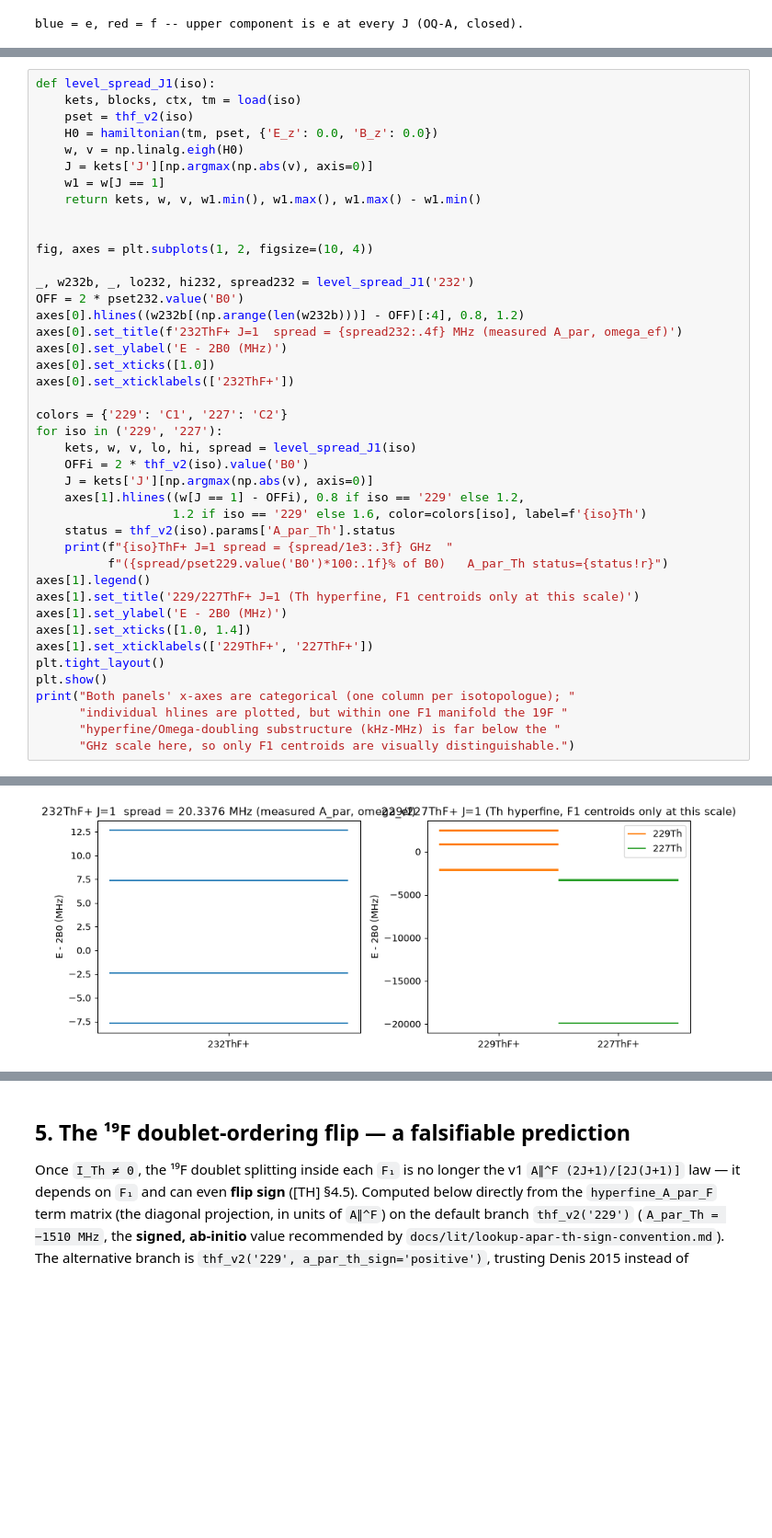
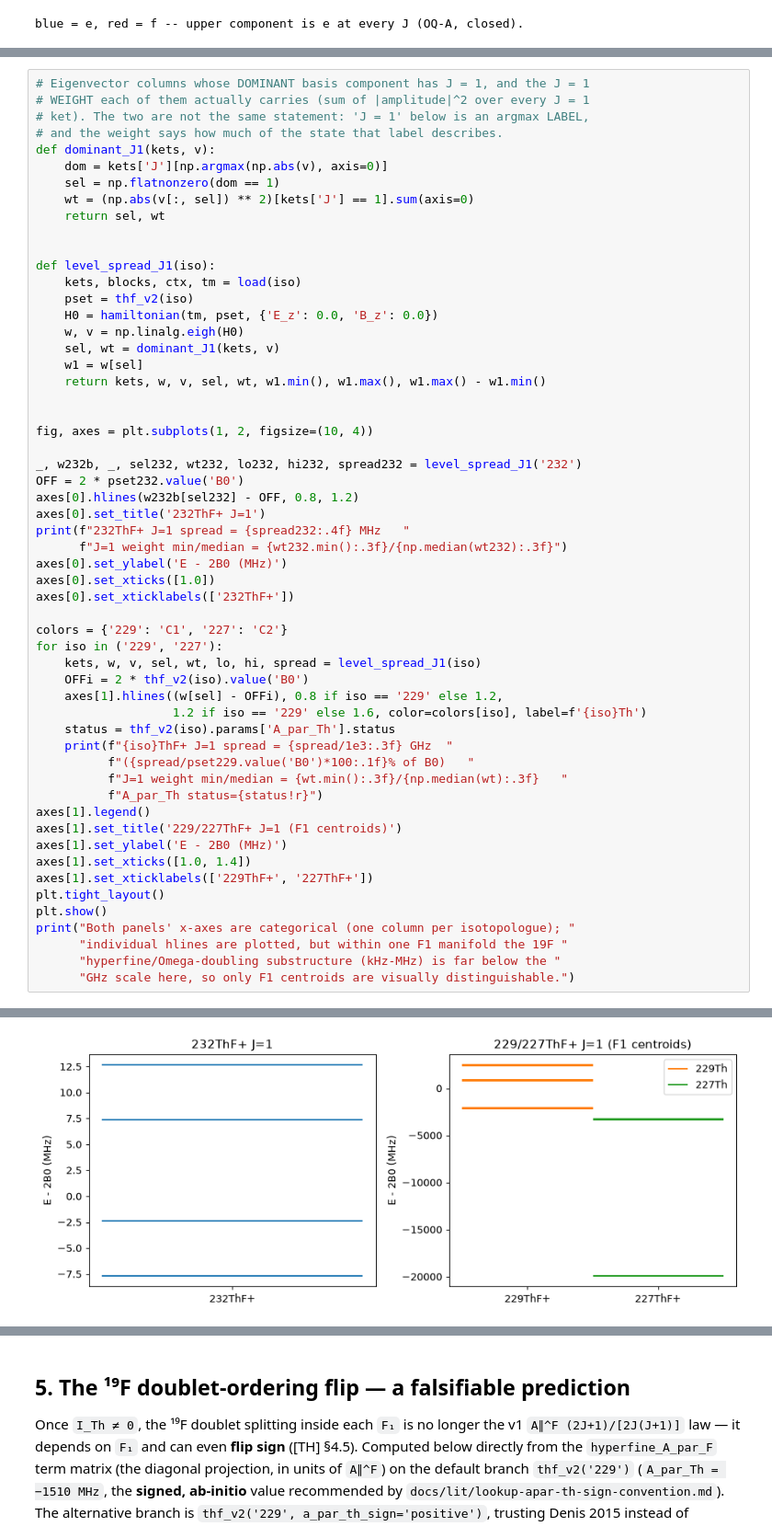
Before and after one commit to arianjad/heff, a Jupyter notebook: notebooks/ThF_plus_Isotopologues.ipynb, the cells around one changed output, grey strips where cells are left out. Shown at 92% size. Drawn from its saved outputs; the diff is of its cells as text; blank space fills up the shorter version.

```diff
--- a/notebooks/ThF_plus_Isotopologues.ipynb
+++ b/notebooks/ThF_plus_Isotopologues.ipynb
@@ -302,36 +313,50 @@ table numbers.
 # %%
+# Eigenvector columns whose DOMINANT basis component has J = 1, and the J = 1
+# WEIGHT each of them actually carries (sum of |amplitude|^2 over every J = 1
+# ket). The two are not the same statement: 'J = 1' below is an argmax LABEL,
+# and the weight says how much of the state that label describes.
+def dominant_J1(kets, v):
+    dom = kets['J'][np.argmax(np.abs(v), axis=0)]
+    sel = np.flatnonzero(dom == 1)
+    wt = (np.abs(v[:, sel]) ** 2)[kets['J'] == 1].sum(axis=0)
+    return sel, wt
+
+
 def level_spread_J1(iso):
     kets, blocks, ctx, tm = load(iso)
     pset = thf_v2(iso)
     H0 = hamiltonian(tm, pset, {'E_z': 0.0, 'B_z': 0.0})
     w, v = np.linalg.eigh(H0)
-    J = kets['J'][np.argmax(np.abs(v), axis=0)]
-    w1 = w[J == 1]
-    return kets, w, v, w1.min(), w1.max(), w1.max() - w1.min()
+    sel, wt = dominant_J1(kets, v)
+    w1 = w[sel]
+    return kets, w, v, sel, wt, w1.min(), w1.max(), w1.max() - w1.min()
 
 
 fig, axes = plt.subplots(1, 2, figsize=(10, 4))
 
-_, w232b, _, lo232, hi232, spread232 = level_spread_J1('232')
+_, w232b, _, sel232, wt232, lo232, hi232, spread232 = level_spread_J1('232')
 OFF = 2 * pset232.value('B0')
-axes[0].hlines((w232b[(np.arange(len(w232b)))] - OFF)[:4], 0.8, 1.2)
-axes[0].set_title(f'232ThF+ J=1  spread = {spread232:.4f} MHz (measured A_par, omega_ef)')
+axes[0].hlines(w232b[sel232] - OFF, 0.8, 1.2)
+axes[0].set_title('232ThF+ J=1')
+print(f"232ThF+ J=1 spread = {spread232:.4f} MHz   "
+      f"J=1 weight min/median = {wt232.min():.3f}/{np.median(wt232):.3f}")
 axes[0].set_ylabel('E - 2B0 (MHz)')
 axes[0].set_xticks([1.0])
 axes[0].set_xticklabels(['232ThF+'])
 
 colors = {'229': 'C1', '227': 'C2'}
 for iso in ('229', '227'):
-    kets, w, v, lo, hi, spread = level_spread_J1(iso)
+    kets, w, v, sel, wt, lo, hi, spread = level_spread_J1(iso)
     OFFi = 2 * thf_v2(iso).value('B0')
-    J = kets['J'][np.argmax(np.abs(v), axis=0)]
-    axes[1].hlines((w[J == 1] - OFFi), 0.8 if iso == '229' else 1.2,
+    axes[1].hlines((w[sel] - OFFi), 0.8 if iso == '229' else 1.2,
                    1.2 if iso == '229' else 1.6, color=colors[iso], label=f'{iso}Th')
     status = thf_v2(iso).params['A_par_Th'].status
     print(f"{iso}ThF+ J=1 spread = {spread/1e3:.3f} GHz  "
-          f"({spread/pset229.value('B0')*100:.1f}% of B0)   A_par_Th status={status!r}")
+          f"({spread/pset229.value('B0')*100:.1f}% of B0)   "
+          f"J=1 weight min/median = {wt.min():.3f}/{np.median(wt):.3f}   "
+          f"A_par_Th status={status!r}")
 axes[1].legend()
-axes[1].set_title('229/227ThF+ J=1 (Th hyperfine, F1 centroids only at this scale)')
+axes[1].set_title('229/227ThF+ J=1 (F1 centroids)')
 axes[1].set_ylabel('E - 2B0 (MHz)')
 axes[1].set_xticks([1.0, 1.4])
 axes[1].set_xticklabels(['229ThF+', '227ThF+'])
@@ -347,4 +373,4 @@ print("Both panels' x-axes are categorical (one column per isotopologue); "
-[figure, old version]
+[figure, new version]
 Both panels' x-axes are categorical (one column per isotopologue); individual hlines are plotted, but within one F1 manifold the 19F hyperfine/Omega-doubling substructure (kHz-MHz) is far below the GH ...
 # %% [markdown]
 ## 5. The ¹⁹F doublet-ordering flip — a falsifiable prediction
```
Also changed, not shown: parts of 5 cells of this notebook, 1 other file.
